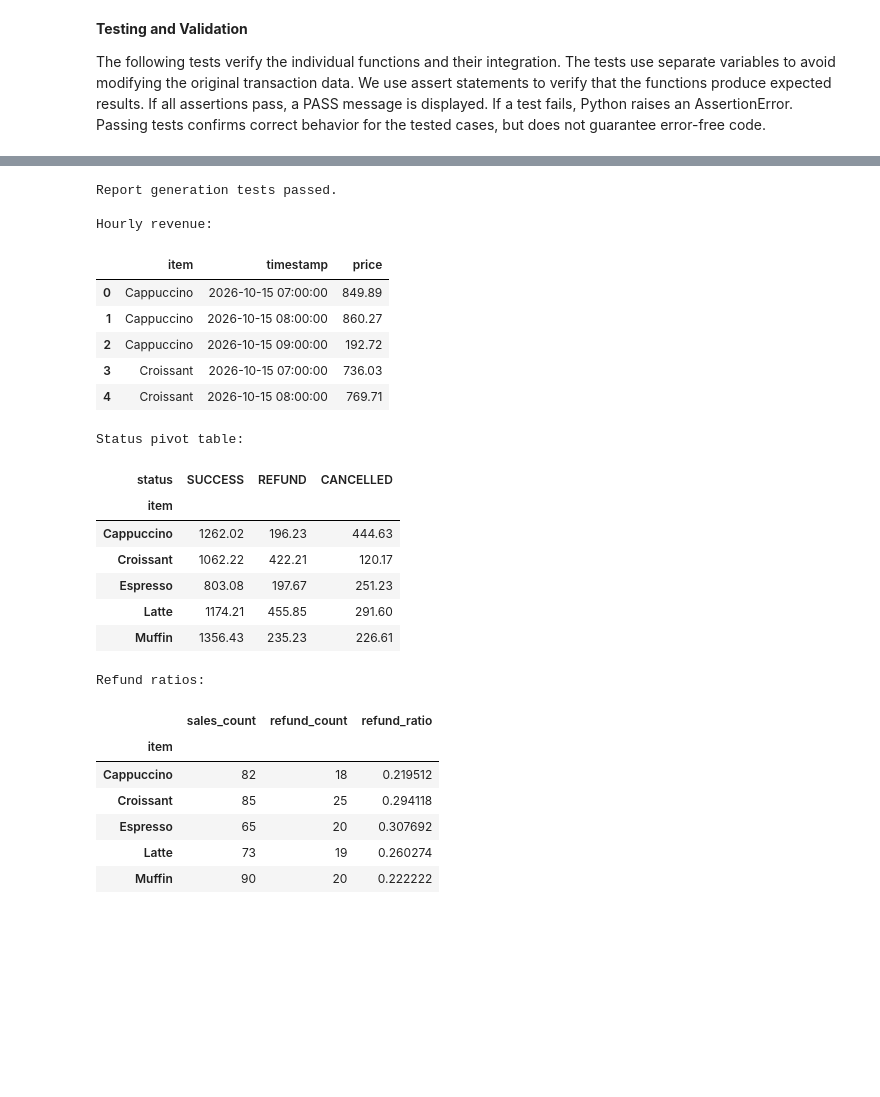
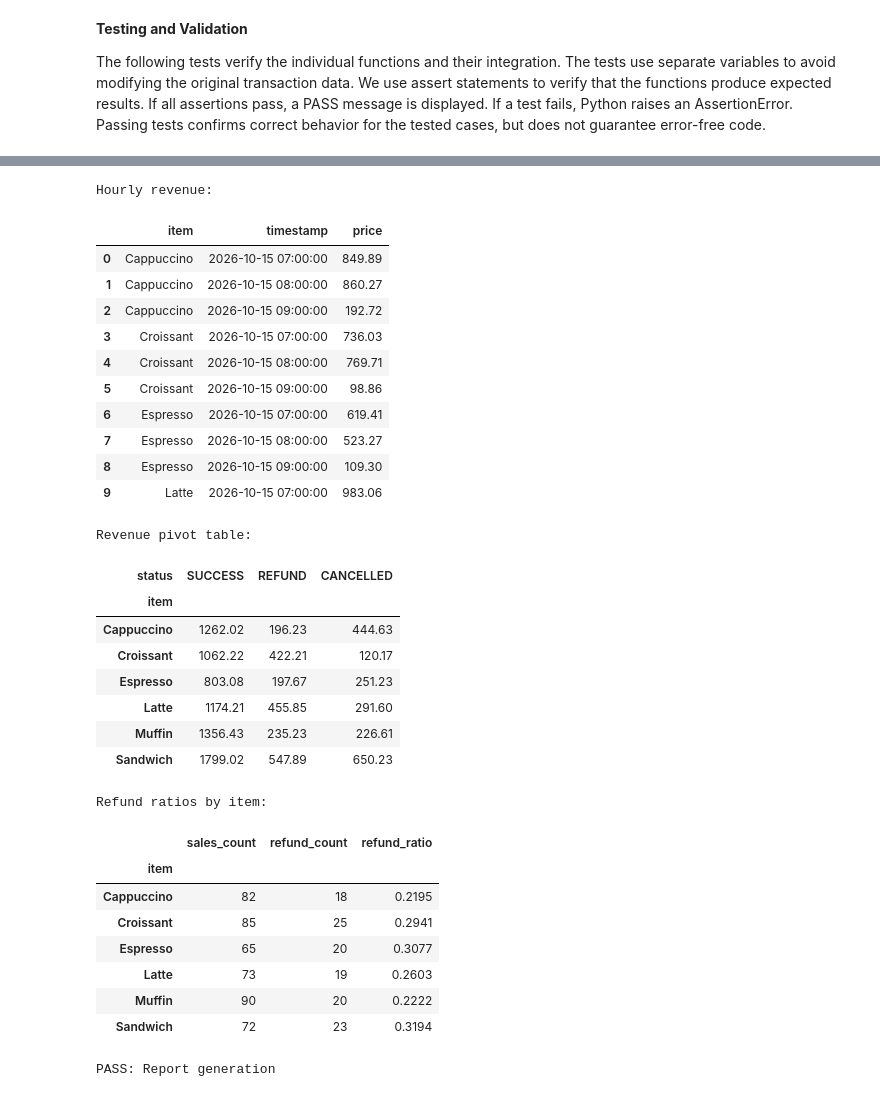
Before and after one commit to MaritaElk/Deliverable_02_week_43, a Jupyter notebook: Deliverable_02_week_43.ipynb, the cells around one changed output, grey strips where cells are left out. Cells and saved outputs as stored; diff of their text form; code cells hidden in the pictures; blank space fills up the shorter version.

Commit message:
Oppdatert testing

```diff
--- a/Deliverable_02_week_43.ipynb
+++ b/Deliverable_02_week_43.ipynb
@@ -586,55 +700,70 @@ DataFrame shape: (720, 5)
 # %%
 
-# Prepare cleaned transaction data
+# Prepare data for report testing
 test_report_df = test_df.copy()
 
 test_report_df["price"] = remove_price_outliers(
     test_report_df["price"].to_numpy(copy=True)
 )
 
 test_report_df = correct_nok_prices(test_report_df)
 
-# Generate reports
-test_hourly = calculate_hourly_revenue(test_report_df)
-test_pivot = create_revenue_pivot(test_report_df)
-test_refunds = calculate_refund_ratio_by_item(test_report_df)
-
-# Validate report structures
-assert {"item", "timestamp", "price"}.issubset(
-    test_hourly.columns
+# Test hourly revenue
+test_hourly_revenue = calculate_hourly_revenue(
+    test_report_df
 )
 
-assert {"SUCCESS", "REFUND", "CANCELLED"}.issubset(
-    test_pivot.columns
+assert isinstance(test_hourly_revenue, pd.DataFrame)
+assert {"item", "timestamp", "price"}.issubset(
+    test_hourly_revenue.columns
 )
 
-assert {"sales_count", "refund_count", "refund_ratio"}.issubset(
-    test_refunds.columns
+print("Hourly revenue:")
+display(test_hourly_revenue.head(10))
+
+# Test revenue pivot table
+test_revenue_pivot = create_revenue_pivot(
+    test_report_df
 )
 
-assert test_refunds["refund_ratio"].ge(0).all()
+assert isinstance(test_revenue_pivot, pd.DataFrame)
+assert list(test_revenue_pivot.columns) == [
+    "SUCCESS", "REFUND", "CANCELLED"
+]
 
-print("Report generation tests passed.")
+print("\nRevenue pivot table:")
+display(test_revenue_pivot)
 
-print("\nHourly revenue:")
-display(test_hourly.head())
+# Test refund ratios by item
+test_refund_report = calculate_refund_ratio_by_item(
+    test_report_df
+)
 
-print("\nStatus pivot table:")
-display(test_pivot.head())
+assert isinstance(test_refund_report, pd.DataFrame)
+assert {
+    "sales_count", "refund_count", "refund_ratio"
+}.issubset(test_refund_report.columns)
 
-print("\nRefund ratios:")
-display(test_refunds.head())
+assert test_refund_report["refund_ratio"].ge(0).all()
+
+print("\nRefund ratios by item:")
+display(test_refund_report.round(4))
+
+print("PASS: Report generation")
 # %% [output]
-Report generation tests passed.
-
 Hourly revenue:
 |  | item | timestamp | price |
 | 0 | Cappuccino | 2026-10-15 07:00:00 | 849.89 |
 | 1 | Cappuccino | 2026-10-15 08:00:00 | 860.27 |
 | 2 | Cappuccino | 2026-10-15 09:00:00 | 192.72 |
 | 3 | Croissant | 2026-10-15 07:00:00 | 736.03 |
 | 4 | Croissant | 2026-10-15 08:00:00 | 769.71 |
+| 5 | Croissant | 2026-10-15 09:00:00 | 98.86 |
+| 6 | Espresso | 2026-10-15 07:00:00 | 619.41 |
+| 7 | Espresso | 2026-10-15 08:00:00 | 523.27 |
+| 8 | Espresso | 2026-10-15 09:00:00 | 109.30 |
+| 9 | Latte | 2026-10-15 07:00:00 | 983.06 |
-Status pivot table:
+Revenue pivot table:
 | status | SUCCESS | REFUND | CANCELLED |
 | item |  |  |  |
 | Cappuccino | 1262.02 | 196.23 | 444.63 |
@@ -642,11 +771,14 @@ Status pivot table:
 | Espresso | 803.08 | 197.67 | 251.23 |
 | Latte | 1174.21 | 455.85 | 291.60 |
 | Muffin | 1356.43 | 235.23 | 226.61 |
+| Sandwich | 1799.02 | 547.89 | 650.23 |
-Refund ratios:
+Refund ratios by item:
 |  | sales_count | refund_count | refund_ratio |
 | item |  |  |  |
-| Cappuccino | 82 | 18 | 0.219512 |
-| Croissant | 85 | 25 | 0.294118 |
-| Espresso | 65 | 20 | 0.307692 |
-| Latte | 73 | 19 | 0.260274 |
-| Muffin | 90 | 20 | 0.222222 |
+| Cappuccino | 82 | 18 | 0.2195 |
+| Croissant | 85 | 25 | 0.2941 |
+| Espresso | 65 | 20 | 0.3077 |
+| Latte | 73 | 19 | 0.2603 |
+| Muffin | 90 | 20 | 0.2222 |
+| Sandwich | 72 | 23 | 0.3194 |
+PASS: Report generation
```
Also changed, not shown: parts of 5 cells of this notebook.
